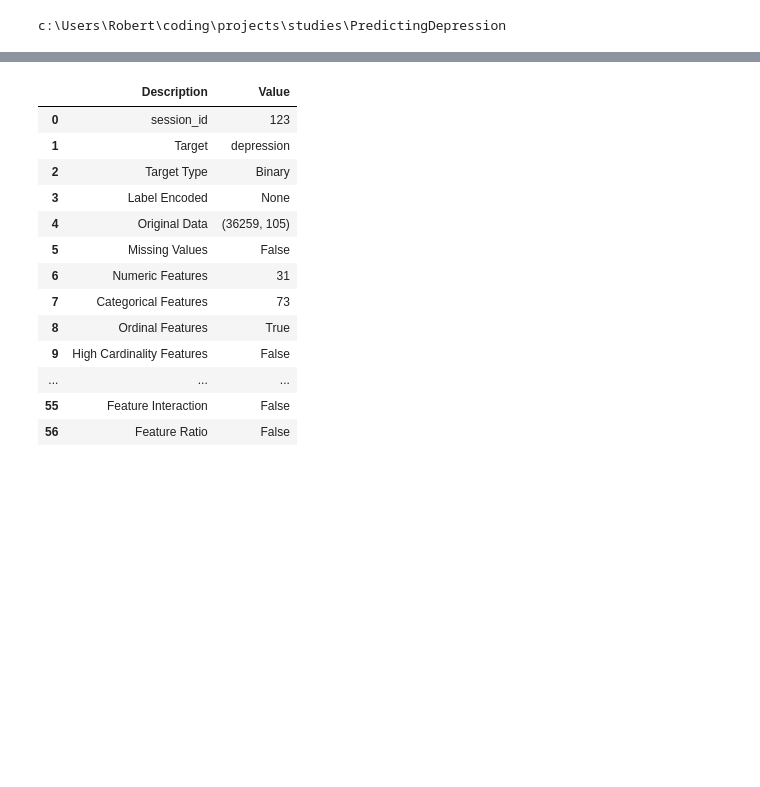
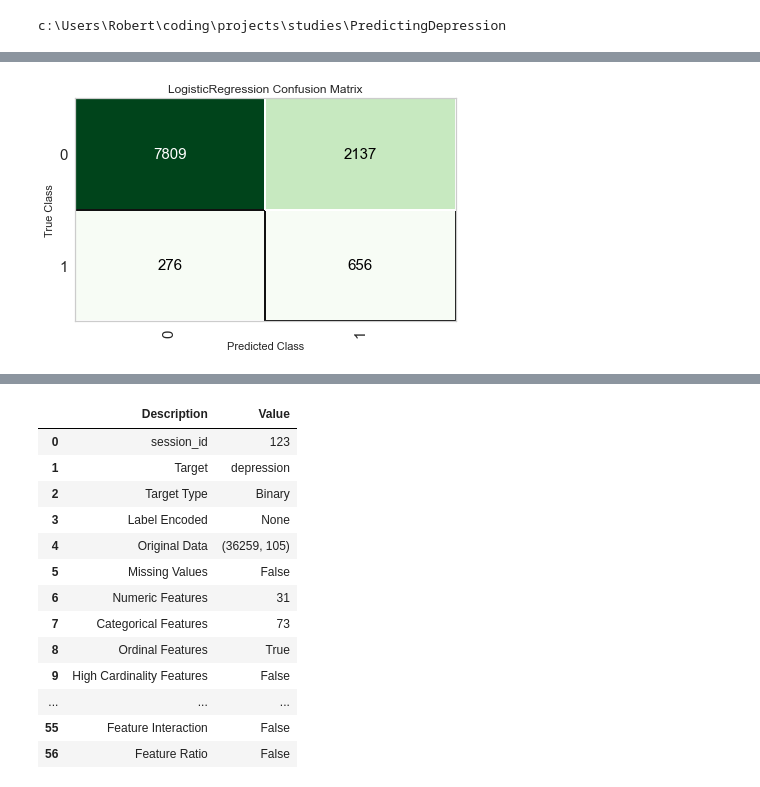
Before and after one commit to MrMiki890/PredictingDepression, a Jupyter notebook: notebooks/modeling.ipynb, the cells around one changed output, grey strips where cells are left out. Cells and saved outputs as stored; diff of their text form; code cells hidden in the pictures; blank space fills up the shorter version.

```diff
--- a/notebooks/modeling.ipynb
+++ b/notebooks/modeling.ipynb
@@ -141,0 +267,5 @@ hmar = compare_models(n_select=3)
+# %%
+
+plot_model(tuned_lr, "confusion_matrix")
+# %% [output]
+[figure, added]
```
Also changed, not shown: parts of 14 cells of this notebook, 10 other files.
